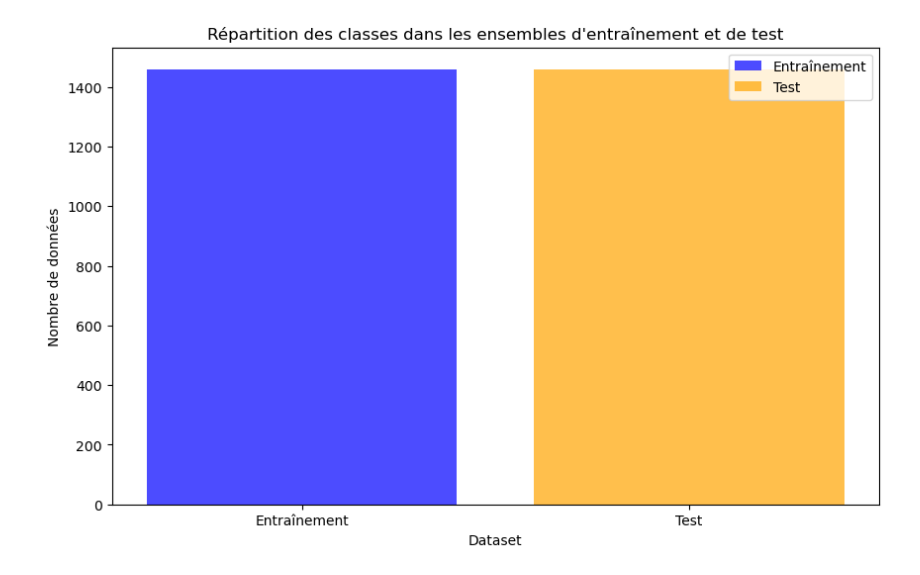
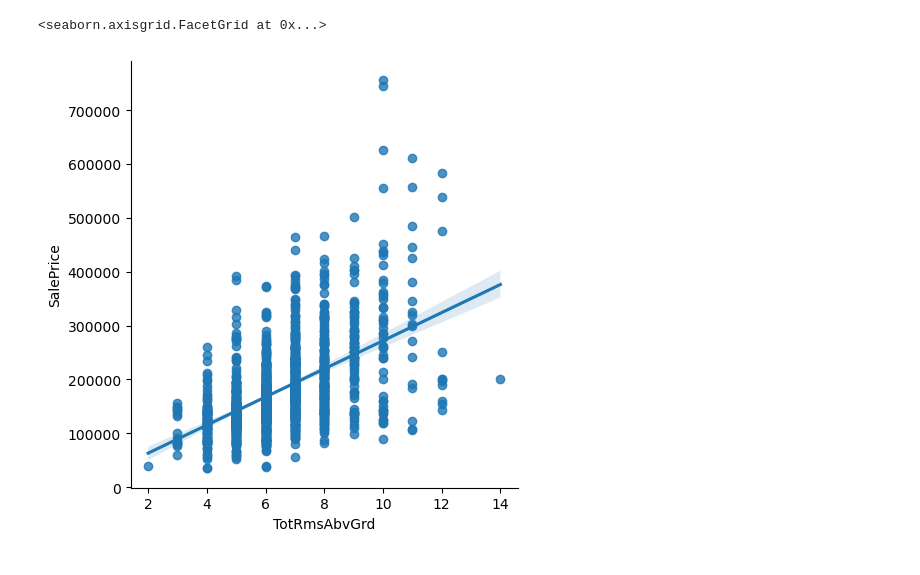
Before and after one commit to MarcVialatte/TP-MachineLearning, a Jupyter notebook: TP1/Exo2/regression.ipynb, the cells around one changed output. Saved outputs shown, nothing was run; the diff lists cells and outputs as text; code cells hidden in the pictures.

```diff
--- a/TP1/Exo2/regression.ipynb
+++ b/TP1/Exo2/regression.ipynb
@@ -13,3 +17,3 @@ from sklearn.impute import SimpleImputer
 # %%
-df_test = pandas.read_csv("test.csv")
-df_train = pandas.read_csv("train.csv")
+train = pd.read_csv('train.csv')
+test = pd.read_csv('test.csv')
@@ -118,18 +129,6 @@ Length: 81, dtype: int64
 # %%
-def graph_repartition_test_entrainement(df_train, df_test) :
-    plt.figure(figsize=(10, 6))
-
-    plt.bar('Entraînement', df_train.shape[0], color='blue', alpha=0.7, label='Entraînement')
-
-    plt.bar('Test', df_test.shape[0], color='orange', alpha=0.7, label='Test')
-
-    plt.title('Répartition des classes dans les ensembles d\'entraînement et de test')
-    plt.xlabel('Dataset')
-    plt.ylabel('Nombre de données')
-    plt.legend()
-    plt.show()
-
-graph_repartition_test_entrainement(df_train, df_test)
+sns.lmplot(x='TotRmsAbvGrd',y='SalePrice',data=train)
 # %% [output]
+<seaborn.axisgrid.FacetGrid at 0x...>
-[figure, old version]
+[figure, new version]
 # %%
```
Also changed, not shown: parts of 29 cells of this notebook, 2 other files.
